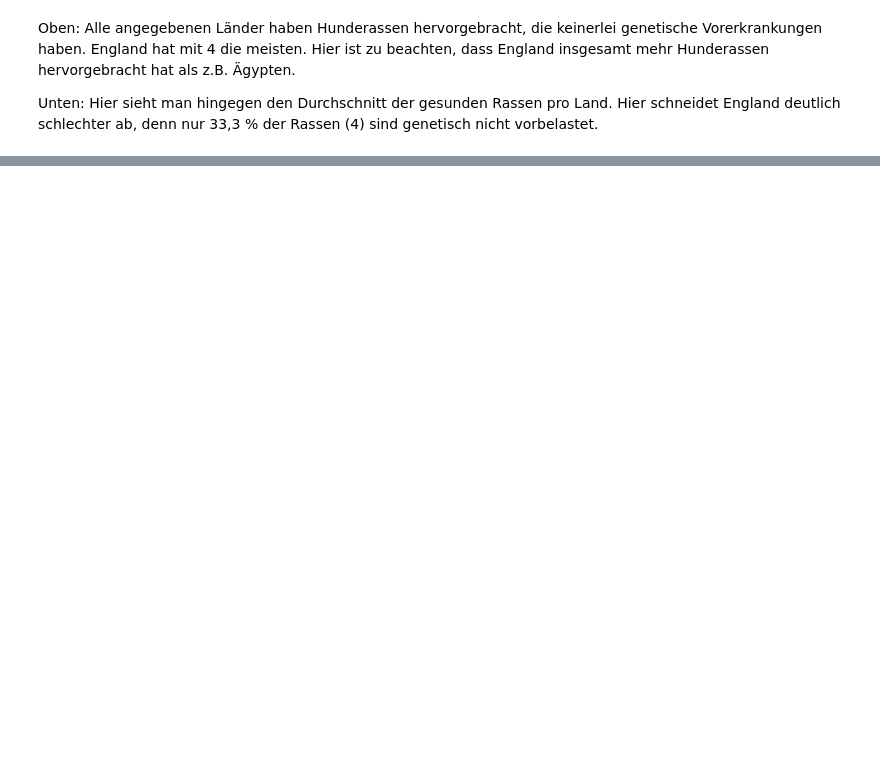
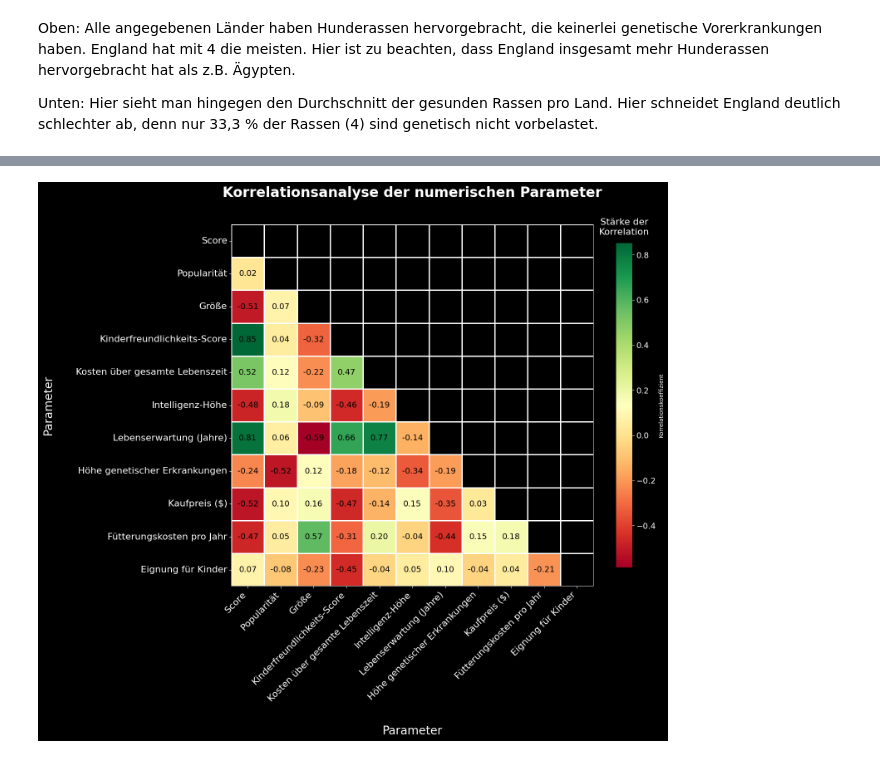
Before and after one commit to PiniPinella/TheDogFiles, a Jupyter notebook: analysis/laura.ipynb, the cells around one changed output, grey strips where cells are left out. Cells and saved outputs as stored; diff of their text form; code cells hidden in the pictures; blank space fills up the shorter version.

```diff
--- a/analysis/laura.ipynb
+++ b/analysis/laura.ipynb
@@ -546,0 +585,100 @@ Unten: Hier sieht man hingegen den Durchschnitt der gesunden Rassen pro Land. Hi
+# %%
+def plot_correlation_heatmap(df):
+    """
+    Erstellt eine optimierte Korrelations-Heatmap mit modernem dunkelgrauen Design.
+
+    Args:
+        df (pandas.DataFrame): Der zu analysierende Datensatz
+
+    Returns:
+        matplotlib.figure.Figure: Die erstellte Figure für weitere Anpassungen
+    """
+    # 1. Numerische Spalten auswählen und deutsche Namen zuweisen
+    numeric_df = df.select_dtypes(include=[np.number])
+    column_mapping = {
+        'score': 'Score',
+        'size': 'Größe',
+        'score for kids': 'Kinderfreundlichkeits-Score',
+        'INTELLIGENCE RANK': 'Intelligenz-Höhe',
+        'LONGEVITY(YEARS)': 'Lebenserwartung (Jahre)',
+        'popularity ranking': 'Popularität',
+        'PURCHASE PRICE': 'Kaufpreis ($)',
+        'FOOD COSTS PER YEAR': 'Fütterungskosten pro Jahr',
+        'SUITABILITY FOR CHILDREN': ' Eignung für Kinder',
+        'NUMBER OF GENETIC AILMENTS': 'Höhe genetischer Erkrankungen',
+        '$LIFETIME COST': 'Kosten über gesamte Lebenszeit'
+    }
+    numeric_df = numeric_df.rename(columns=column_mapping)
+    corr = numeric_df.corr()
+
+    # 2. Maske für das obere Dreieck
+    mask = np.triu(np.ones_like(corr, dtype=bool))
+
+    # 3. Plot-Setup mit dunkelgrauem Hintergrund
+    plt.style.use('dark_background')
+    fig = plt.figure(figsize=(16, 14))  # Größere Darstellung
+
+
+    # 4. Heatmap erstellen
+    sns.heatmap(
+        corr,
+        mask=mask,
+        annot=True,
+        fmt=".2f",
+        cmap='RdYlGn',
+        square=True,
+        linewidths=1.0,  # Breitere Trennlinien
+        cbar_kws={
+            'label': 'Korrelationskoeffizient',
+            'shrink': .8,
+            'orientation': 'vertical',
+            'pad': 0.05
+        },
+        annot_kws={
+            'fontsize': 14,  # Größere Schrift für Werte
+            # 'weight': 'bold',
+            'color': 'black'
+        }
+    )
+
+    # 5. Titel und Beschriftungen anpassen
+    plt.title(
+        'Korrelationsanalyse der numerischen Parameter\n',
+        fontsize=24,  # Größerer Titel
+        pad=20,
+        fontweight='bold',
+        color='white',
+        ha = 'center'
+    )
+    plt.xlabel('\nParameter', fontsize=20, labelpad=15, color='white')
+    plt.ylabel('Parameter\n', fontsize=20, labelpad=15, color='white')
+
+    # 6. Achsenbeschriftungen optimieren
+    plt.xticks(rotation=45, ha='right', fontsize=16, color='white')
+    plt.yticks(fontsize=16, color='white')
+
+    # 7. Layout optimieren
+    plt.tight_layout(pad=2.0)
+
+    # 8. Farbbalken-Beschriftung anpassen
+    cbar = plt.gcf().axes[-1]
+    cbar.set_title(
+        'Stärke der\nKorrelation',
+        fontsize=16,  # Größere Schrift
+        pad=15,
+        color='white'
+    )
+    cbar.tick_params(labelcolor='white', labelsize=14)  # Größere Tick-Labels
+
+    # Hintergrundfarbe der gesamten Figur setzen
+    fig.patch.set_facecolor('black')
+
+    return fig
+
+# Beispielverwendung:
+fig = plot_correlation_heatmap(data)
+
+plt.show()
+plt.savefig('korrelation_heatmap.png')
+# %% [output]
+[figure, added]
```
Also changed, not shown: parts of 5 cells of this notebook, 1 other file.
